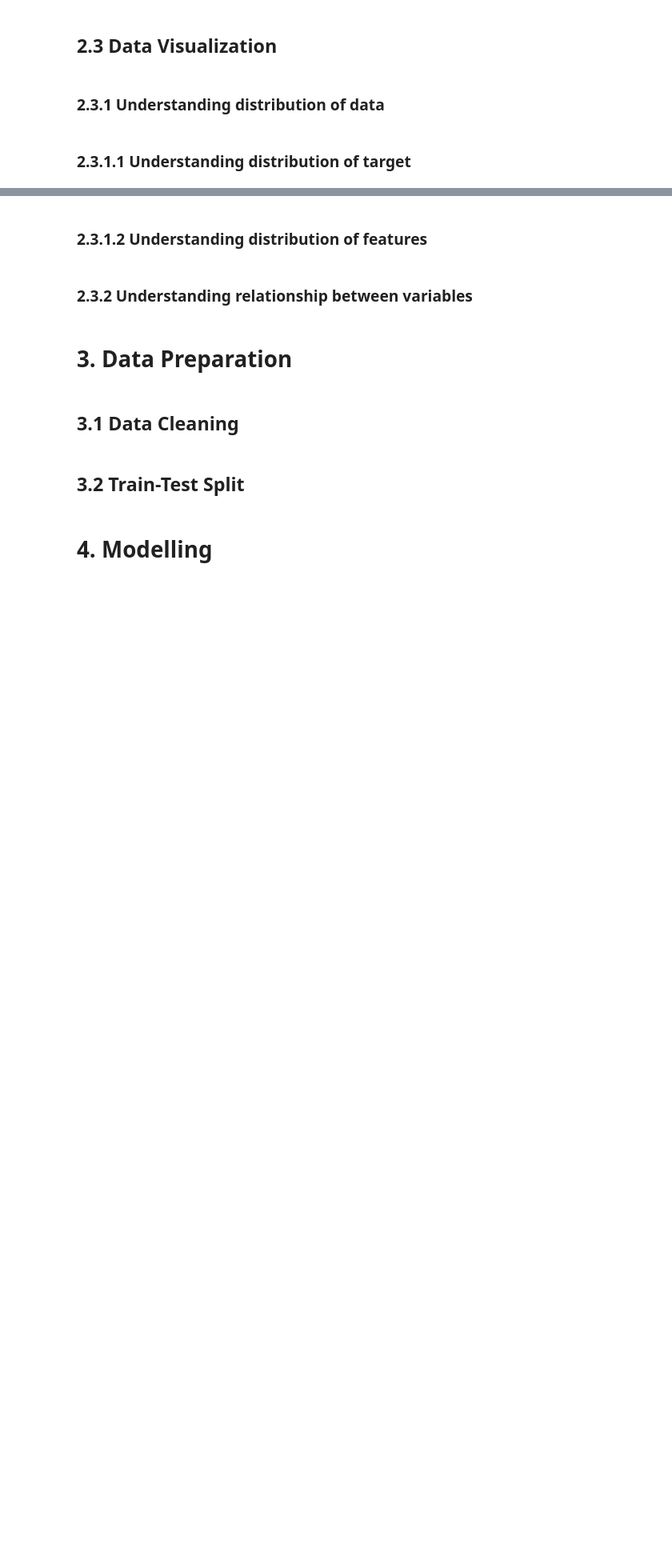
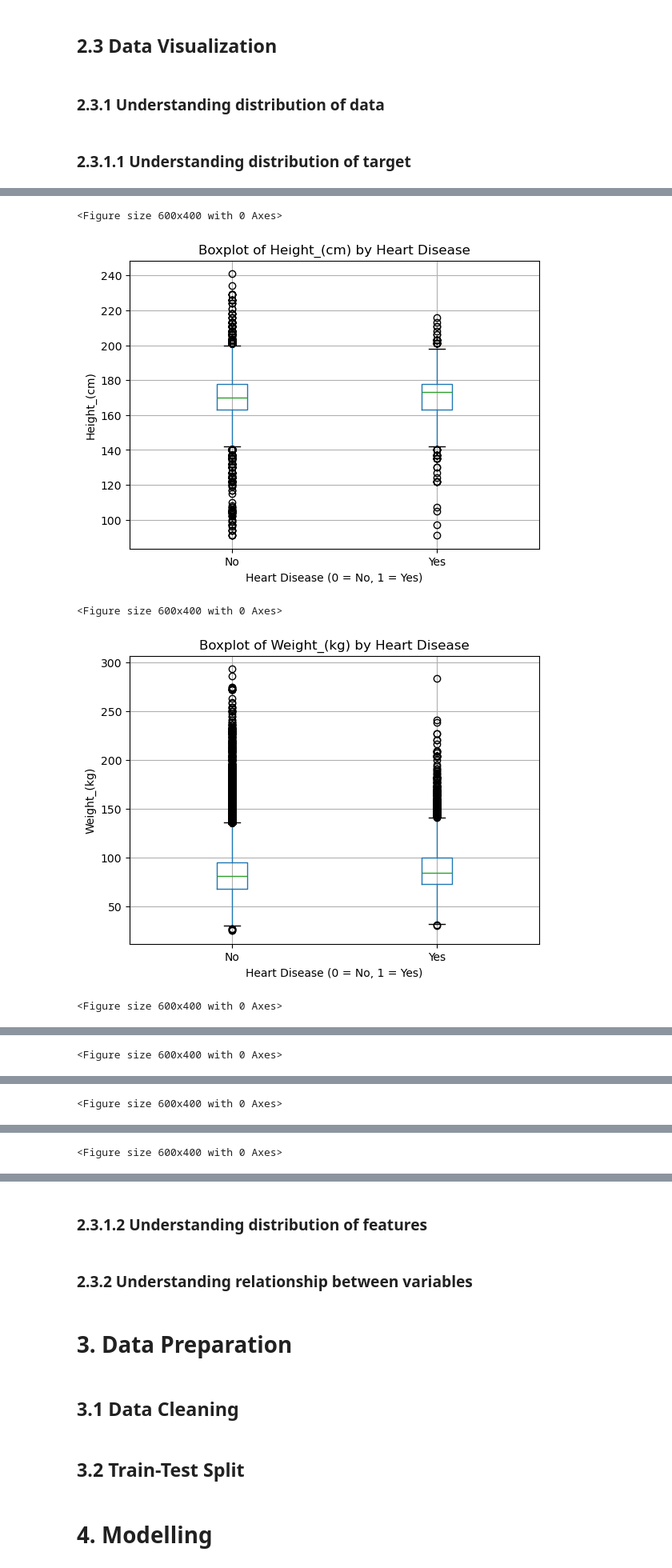
Before and after one commit to Jared-Tenebris/mldp-jared, a Jupyter notebook: cardiovascular_health.ipynb, the cells around one changed output, grey strips where cells are left out. Shown at 80% size. Drawn from its saved outputs; the diff is of its cells as text; code cells hidden in the pictures; blank space fills up the shorter version.

```diff
--- a/cardiovascular_health.ipynb
+++ b/cardiovascular_health.ipynb
@@ -15,5 +65,5 @@ Goal: ?
 # %%
 ## Read *.csv file into pandas DataFrame
-FILE_PATH = 'F:\Y2 Sem 2\MLDP\MLDP-Project\CVD_cleaned.csv'
-df = pd.read_csv(FILE_PATH)
-df
+##FILE_PATH = 'cardiovascular_health.ipynb'
+##df = pd.read_csv(FILE_PATH)
+##df
@@ -111,0 +132,21 @@ plt.show()
+# %%
+## Check for outliers
+numeric_cols = df.select_dtypes(include=['int64', 'float64']).columns
+
+for col in numeric_cols:
+    if col == 'Heart_Disease':
+        continue
+
+    plt.figure(figsize=(6, 4))
+    df.boxplot(column=col, by='Heart_Disease', grid=True)
+    plt.title(f'Boxplot of {col} by Heart Disease')
+    plt.suptitle('')
+    plt.xlabel('Heart Disease (0 = No, 1 = Yes)')
+    plt.ylabel(col)
+    plt.show()
+# %% [output]
+<Figure size 600x400 with 0 Axes>
+[figure, added]
+<Figure size 600x400 with 0 Axes>
+[figure, added]
+<Figure size 600x400 with 0 Axes>
@@ -111,0 +154 @@ plt.show()
+<Figure size 600x400 with 0 Axes>
@@ -111,0 +156 @@ plt.show()
+<Figure size 600x400 with 0 Axes>
@@ -111,0 +158 @@ plt.show()
+<Figure size 600x400 with 0 Axes>
```
Also changed, not shown: parts of 19 cells of this notebook.
